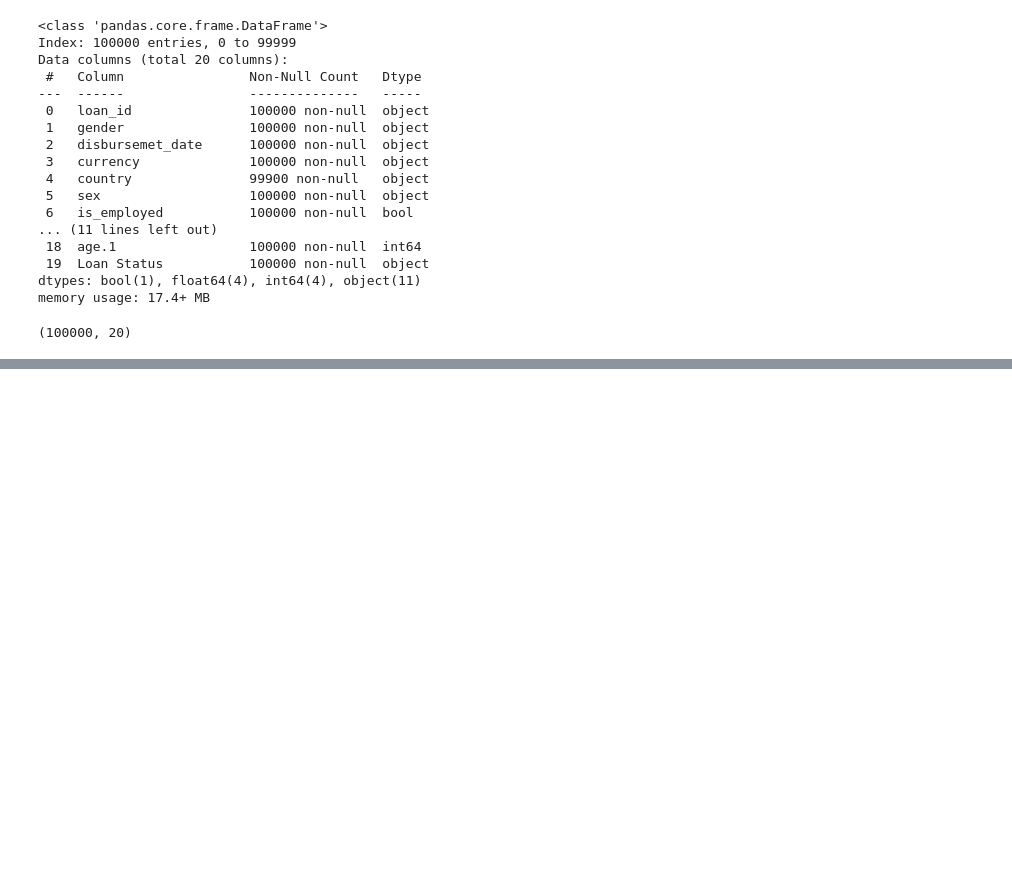
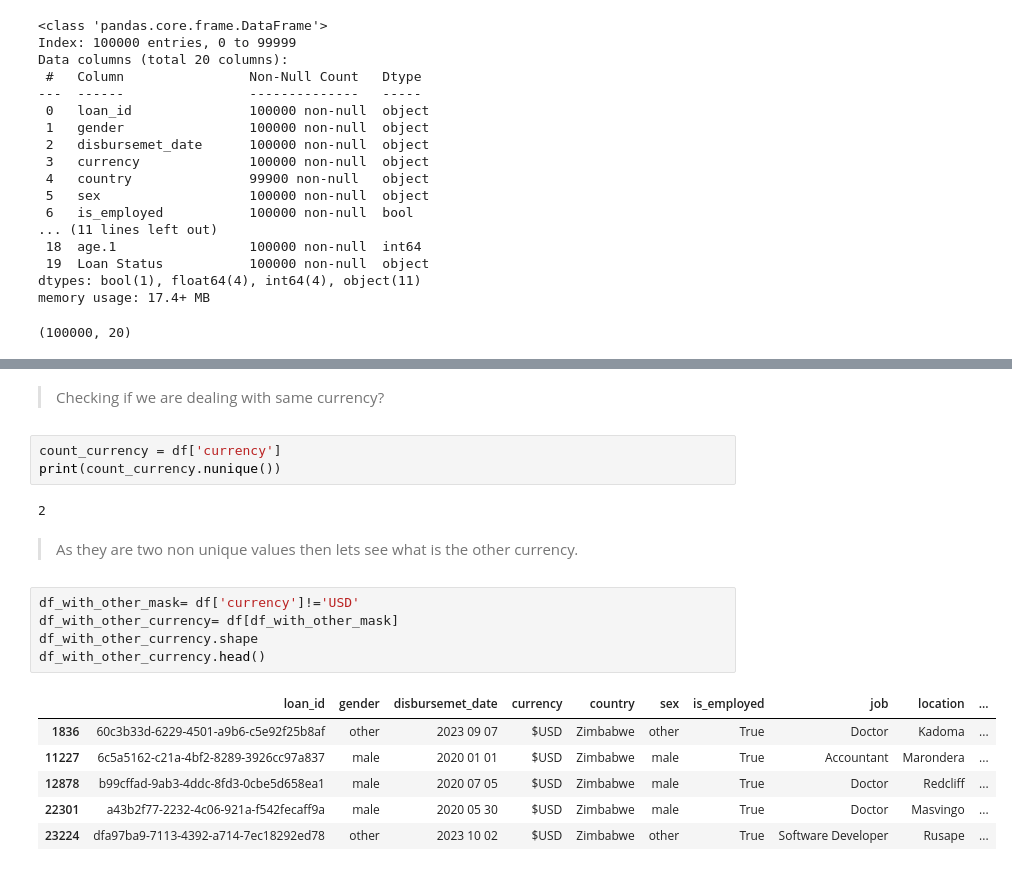
Before and after one commit to RonChits/Default-Probability, a Jupyter notebook: Default_Probability.ipynb, the cells around one changed output, grey strips where cells are left out. Drawn from its saved outputs; the diff is of its cells as text; blank space fills up the shorter version.

```diff
--- a/Default_Probability.ipynb
+++ b/Default_Probability.ipynb
@@ -210,0 +283,21 @@ memory usage: 17.4+ MB
+# %% [markdown]
+> Checking if we are dealing with same currency?
+# %%
+count_currency = df['currency']
+print(count_currency.nunique())
+# %% [output]
+2
+# %% [markdown]
+>As they are two non unique values then lets see what is the other currency.
+# %%
+df_with_other_mask= df['currency']!='USD'
+df_with_other_currency= df[df_with_other_mask]
+df_with_other_currency.shape
+df_with_other_currency.head()
+# %% [output]
+|  | loan_id | gender | disbursemet_date | currency | country | sex | is_employed | job | location | ... |
+| 1836 | 60c3b33d-6229-4501-a9b6-c5e92f25b8af | other | 2023 09 07 | $USD | Zimbabwe | other | True | Doctor | Kadoma | ... |
+| 11227 | 6c5a5162-c21a-4bf2-8289-3926cc97a837 | male | 2020 01 01 | $USD | Zimbabwe | male | True | Accountant | Marondera | ... |
+| 12878 | b99cffad-9ab3-4ddc-8fd3-0cbe5d658ea1 | male | 2020 07 05 | $USD | Zimbabwe | male | True | Doctor | Redcliff | ... |
+| 22301 | a43b2f77-2232-4c06-921a-f542fecaff9a | male | 2020 05 30 | $USD | Zimbabwe | male | True | Doctor | Masvingo | ... |
+| 23224 | dfa97ba9-7113-4392-a714-7ec18292ed78 | other | 2023 10 02 | $USD | Zimbabwe | other | True | Software Developer | Rusape | ... |
```
Also changed, not shown: parts of 10 cells of this notebook.
